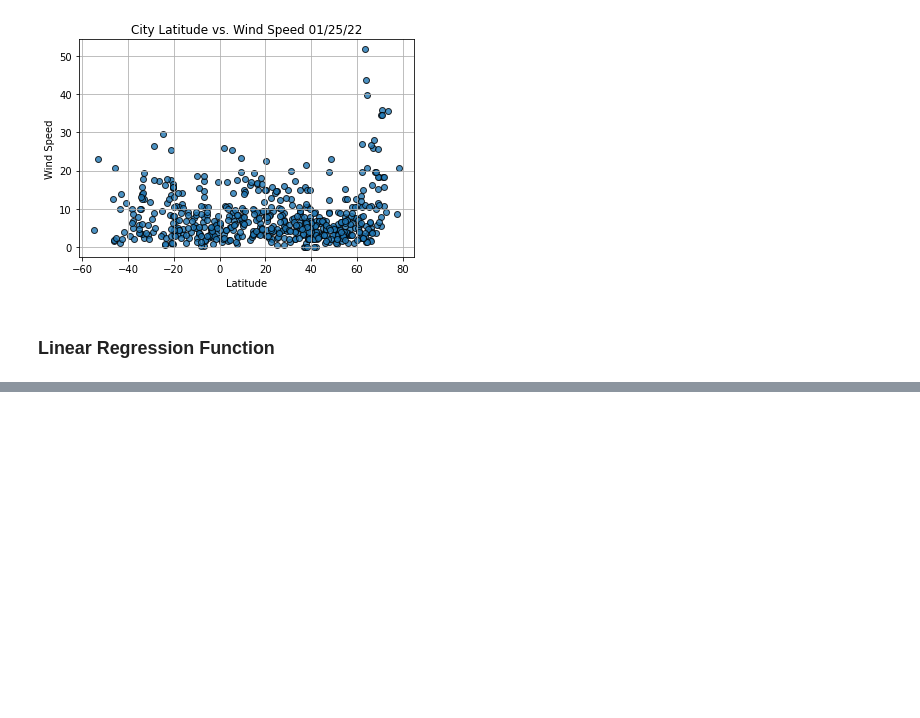
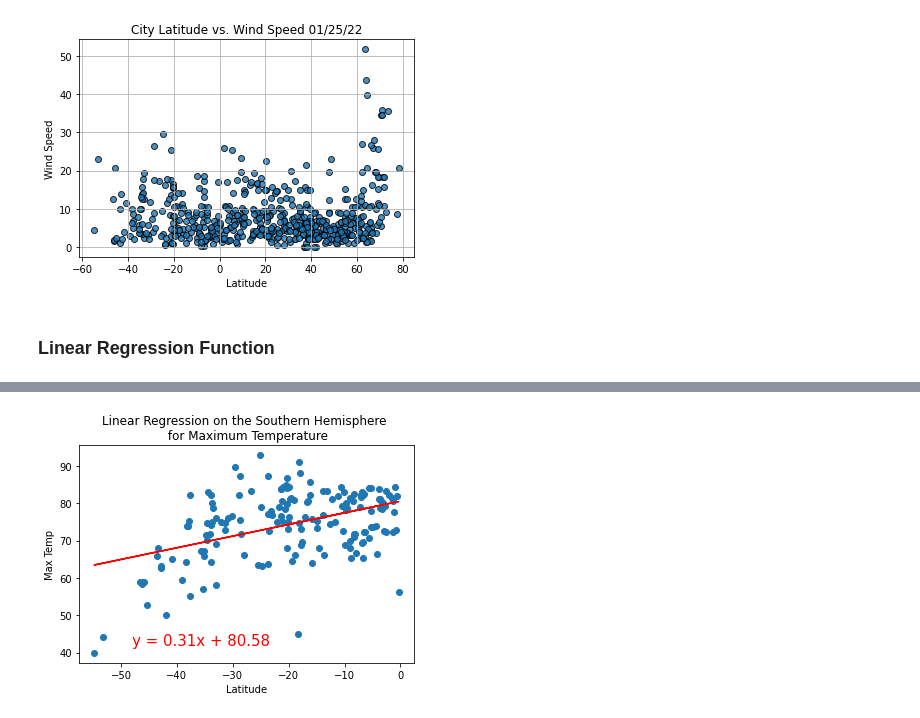
Before and after one commit to juliomeza/World_Weather_Analysis, a Jupyter notebook: WeatherPy.ipynb, the cells around one changed output, grey strips where cells are left out. Saved outputs shown, nothing was run; the diff lists cells and outputs as text; code cells hidden in the pictures; blank space fills up the shorter version.

```diff
--- a/WeatherPy.ipynb
+++ b/WeatherPy.ipynb
@@ -307,0 +316,6 @@ city_data_df.loc[(city_data_df['Lat'] >= 0)].head()
+# %%
+plot_linear_regression(southern_hemi_df['Lat'], southern_hemi_df['Max Temp'],
+                       'Linear Regression on the Southern Hemisphere \n for Maximum Temperature',
+                       'Max Temp', (-48,42))
+# %% [output]
+[figure, added]
```
Also changed, not shown: parts of 19 cells of this notebook.
